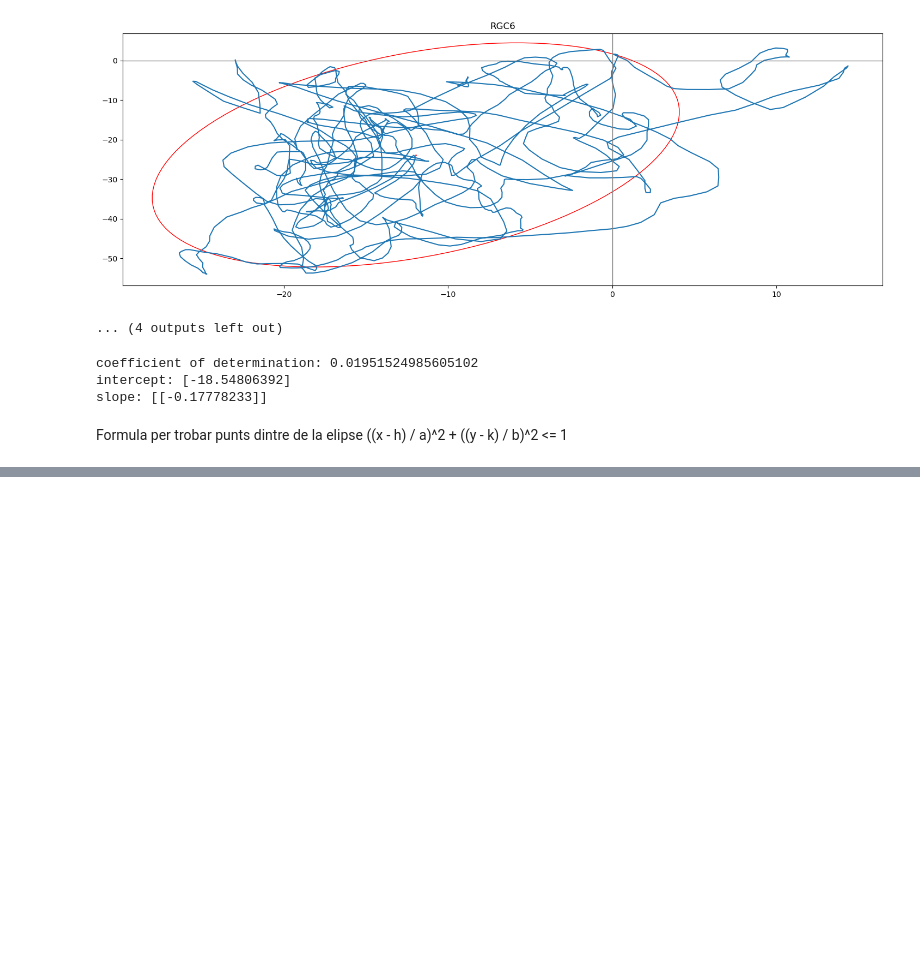
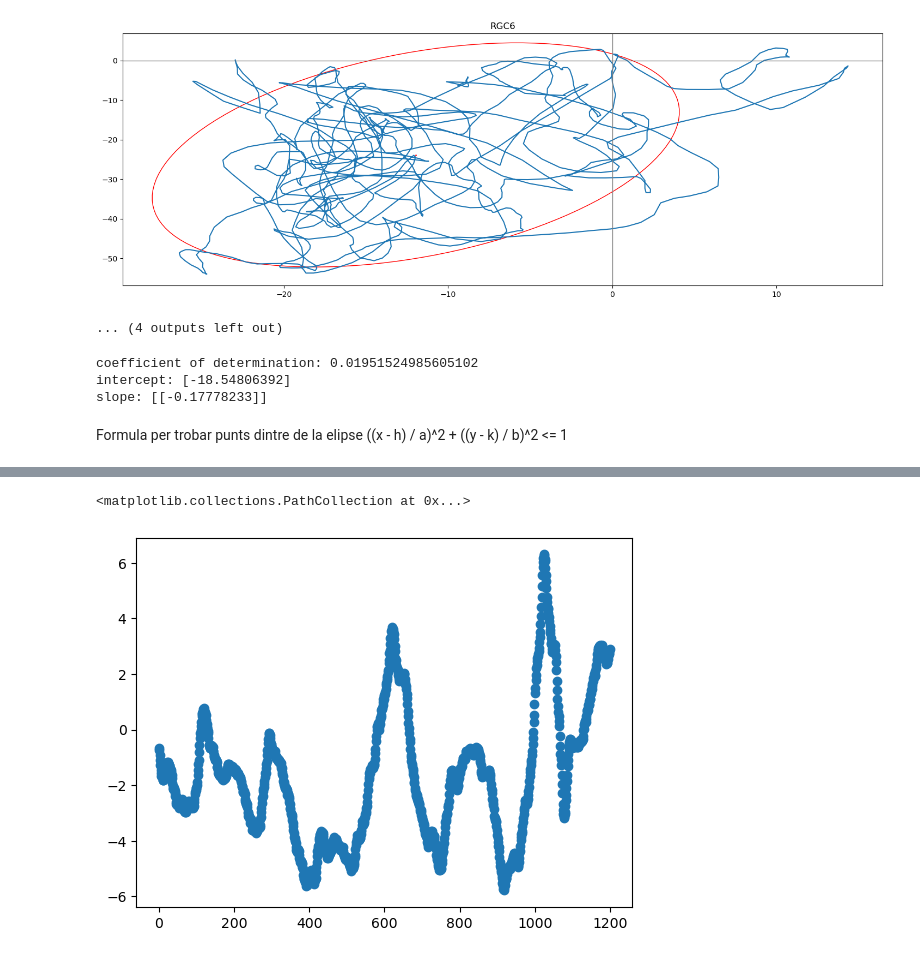
Before and after one commit to PauFuentesH/TFG_PauFuentes, a Jupyter notebook: posturograf.ipynb, the cells around one changed output, grey strips where cells are left out. Saved outputs shown, nothing was run; the diff lists cells and outputs as text; code cells hidden in the pictures; blank space fills up the shorter version.

Commit message:
Primera aproximació a dades IMU

```diff
--- a/posturograf.ipynb
+++ b/posturograf.ipynb
@@ -898,0 +946,4 @@ def points_inside_ellipse(points, center, a, b):
+# %%
+reader = pd.read_csv("C:/Users/Usuario/OneDrive/Escritorio/Universitat/TFG/Mataro_postu_IMU/2023051603_sve_pp52f.txt", delimiter="\t", encoding="ansi",skiprows=(17+int(num_test)), chunksize=1200, index_col=False)
+df_dades_postu_XY = reader.get_chunk()
+df_dades_postu_XY
@@ -898,0 +964,6 @@ def points_inside_ellipse(points, center, a, b):
+# %%
+llista = list(range(0,1200))
+plt.scatter(llista,df_dades_postu_XY["ROA1_X"])
+# %% [output]
+<matplotlib.collections.PathCollection at 0x...>
+[figure, added]
```
Also changed, not shown: parts of 51 cells of this notebook, 1 other file.
